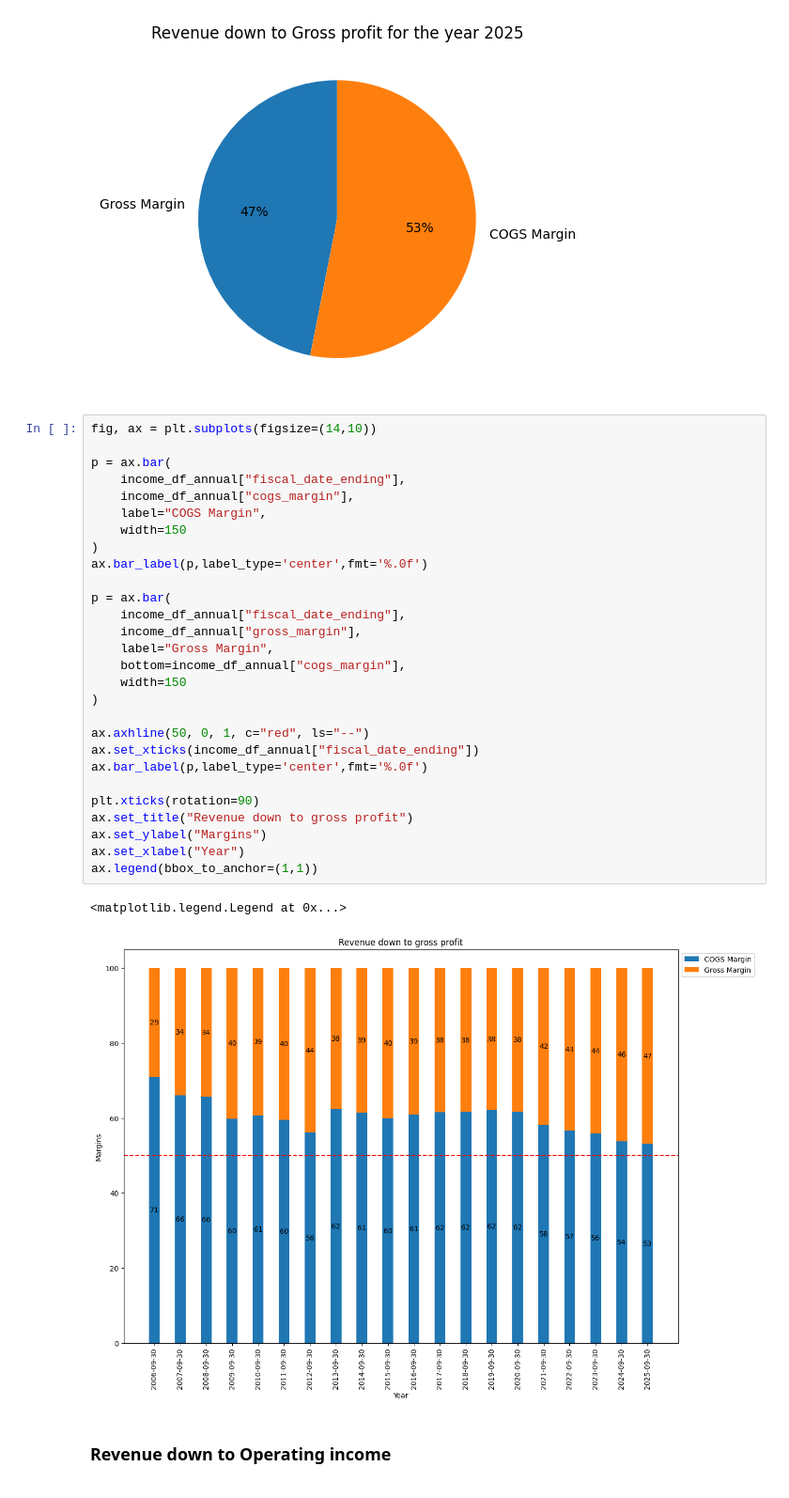
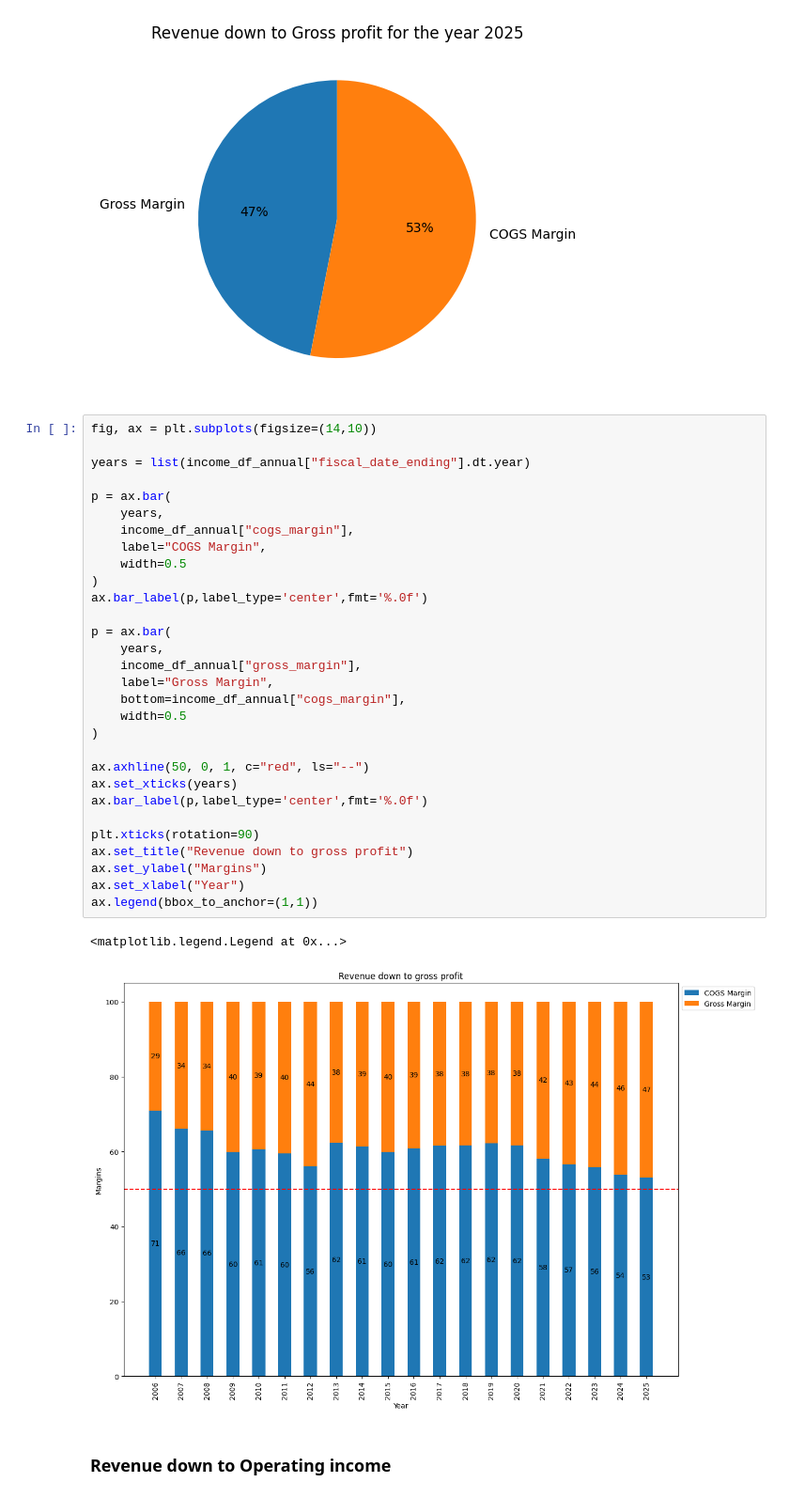
Before and after one commit to kumarbyes/project_stock_analysis, a Jupyter notebook: analaysis_using_pandas/exploratory_data_anaysis.ipynb, the cells around one changed output. Shown at 94% size. Saved outputs shown, nothing was run; the diff lists cells and outputs as text.

Commit message:
feat: Add eda income statement

```diff
--- a/analaysis_using_pandas/exploratory_data_anaysis.ipynb
+++ b/analaysis_using_pandas/exploratory_data_anaysis.ipynb
@@ -283,34 +303,36 @@ Text(0.5, 1.0, 'Revenue down to Gross profit for the year 2025')
 # %%
 fig, ax = plt.subplots(figsize=(14,10))
 
+years = list(income_df_annual["fiscal_date_ending"].dt.year)
+
 p = ax.bar(
-    income_df_annual["fiscal_date_ending"],
+    years,
     income_df_annual["cogs_margin"],
     label="COGS Margin",
-    width=150
+    width=0.5
 )
 ax.bar_label(p,label_type='center',fmt='%.0f')
 
 p = ax.bar(
-    income_df_annual["fiscal_date_ending"],
+    years,
     income_df_annual["gross_margin"],
     label="Gross Margin",
     bottom=income_df_annual["cogs_margin"],
-    width=150
+    width=0.5
 )
 
 ax.axhline(50, 0, 1, c="red", ls="--")
-ax.set_xticks(income_df_annual["fiscal_date_ending"])
+ax.set_xticks(years)
 ax.bar_label(p,label_type='center',fmt='%.0f')
 
 plt.xticks(rotation=90)
 ax.set_title("Revenue down to gross profit")
 ax.set_ylabel("Margins")
 ax.set_xlabel("Year")
 ax.legend(bbox_to_anchor=(1,1))
 # %% [output]
 <matplotlib.legend.Legend at 0x...>
-[figure, old version]
+[figure, new version]
 # %% [markdown]
 ### Revenue down to Operating income
 # %%
```
Also changed, not shown: parts of 7 cells of this notebook, 1 other file.
